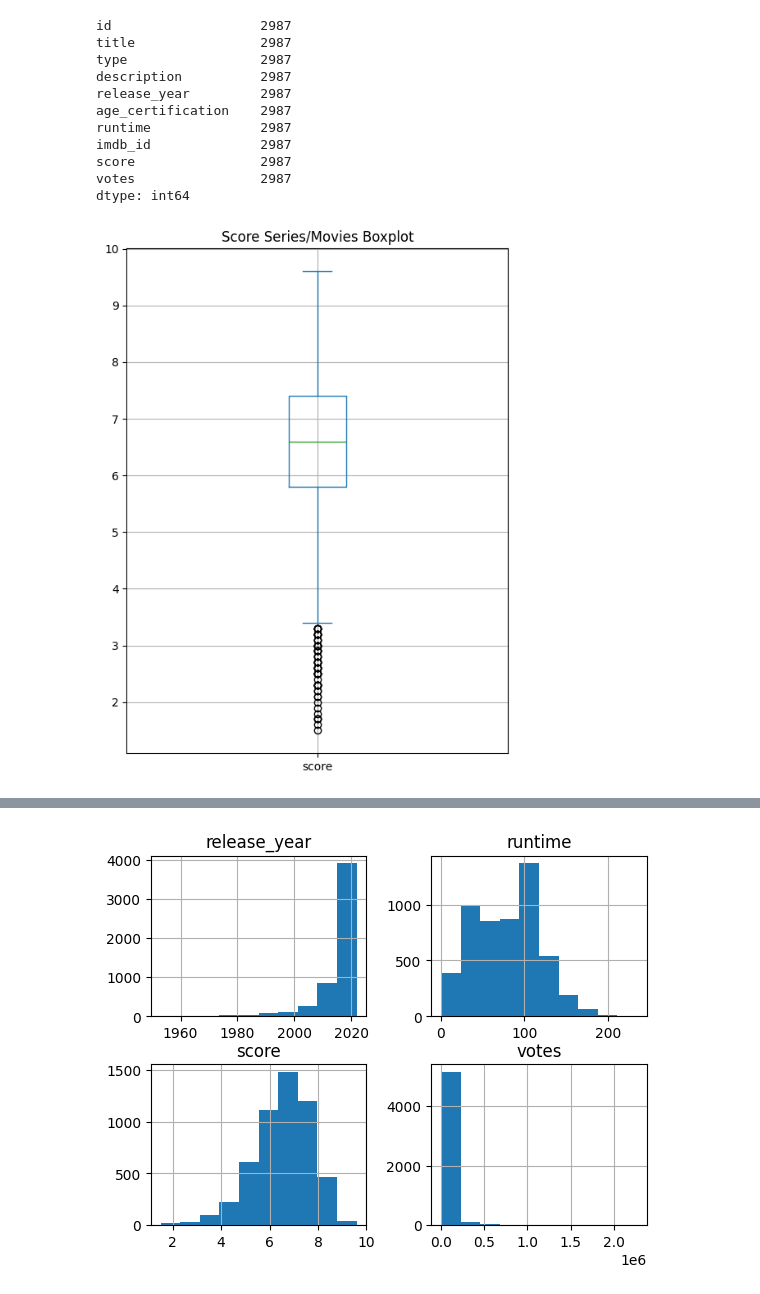
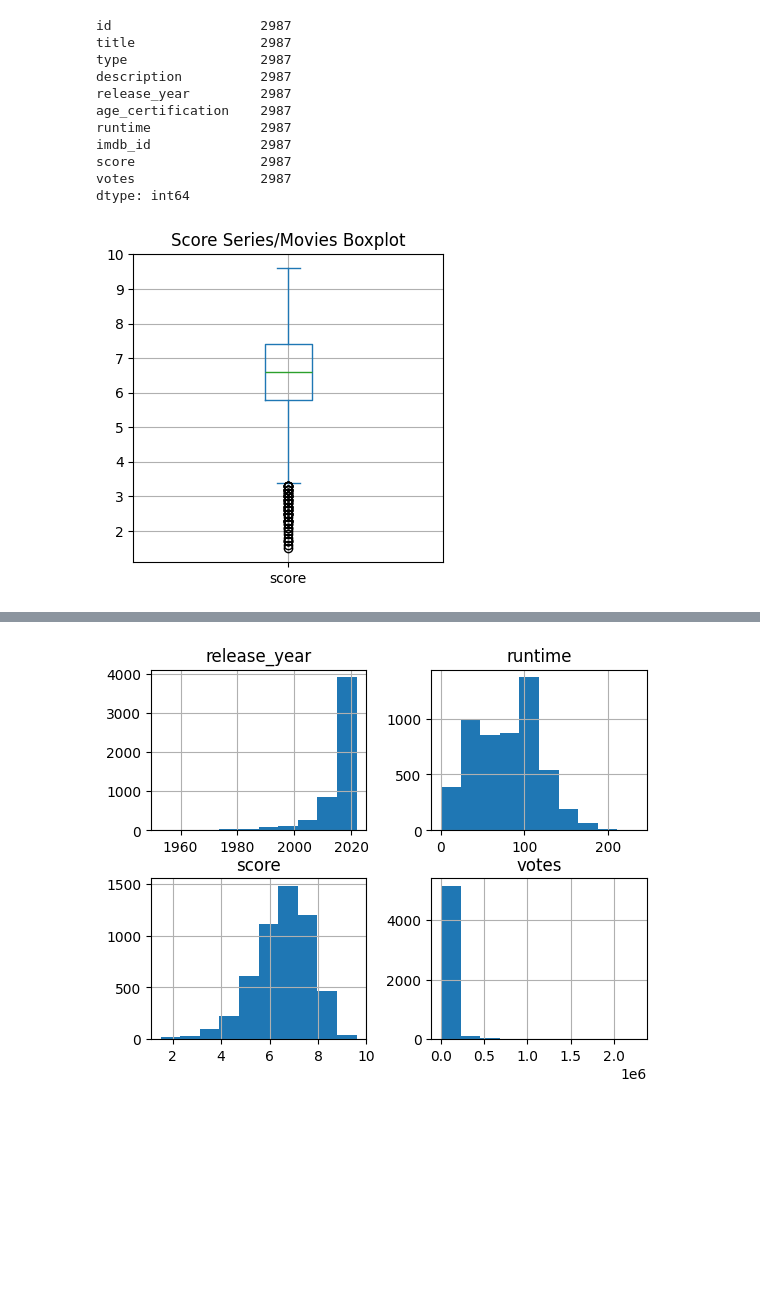
Before and after one commit to PedroPsy/AI-Training, a Jupyter notebook: fundamentosIA.ipynb, the cells around one changed output, grey strips where cells are left out. Drawn from its saved outputs; the diff is of its cells as text; code cells hidden in the pictures; blank space fills up the shorter version.

```diff
--- a/fundamentosIA.ipynb
+++ b/fundamentosIA.ipynb
@@ -30,15 +30,14 @@ import matplotlib.pyplot as plt
 
 
 # dataset, arquivo com os dados sobre a covid19 nas cisdades do BR
-arquivo  = 'Netflix TV Shows and Movies.csv'
+arquivo  = 'heart.csv'
 
 # carregando o conteúdo do arquivo em um objeto pandas.DataFrame
-# a partir do método de carregamento de arquivo read_csv
+# a partir do método de carregamento de arquivo read_excel
+# o parâmetro header=0 indica que a primeira linha do arquivo contém os nomes das col
 # especificando que a primeira linha contém os nomes do cabeçalho
-dataset = pd.read_csv(arquivo, sep=',')
+dataset = pd.read_csv(arquivo, header=0)
 
-dataset = dataset.drop(columns=['index'])
-dataset = dataset.rename(columns={'imdb_votes': 'votes', 'imdb_score': 'score'})
 
 
 
@@ -181,9 +181,9 @@ score                2987
 votes                2987
 dtype: int64
 # %%
-dataset['score'].plot.box(figsize=(6,8), grid=True, vert=True, title='Score Series/Movies Boxplot')
+dataset['score'].plot.box(figsize=(4,4), grid=True, vert=True, title='Score Series/Movies Boxplot')
 
 plt.show()
 # %% [output]
-[figure, old version]
+[figure, new version]
 # %%
```
Also changed, not shown: parts of 5 cells of this notebook, 2 other files.
